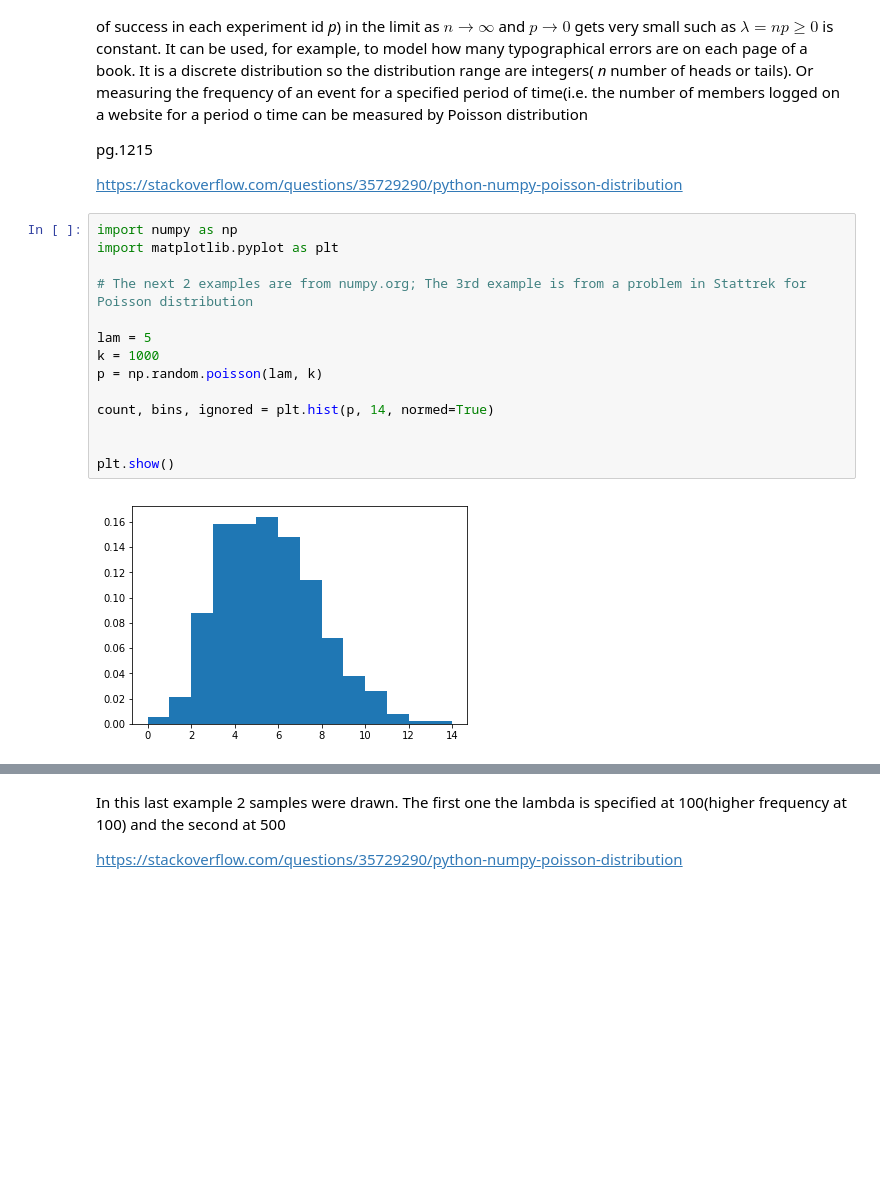
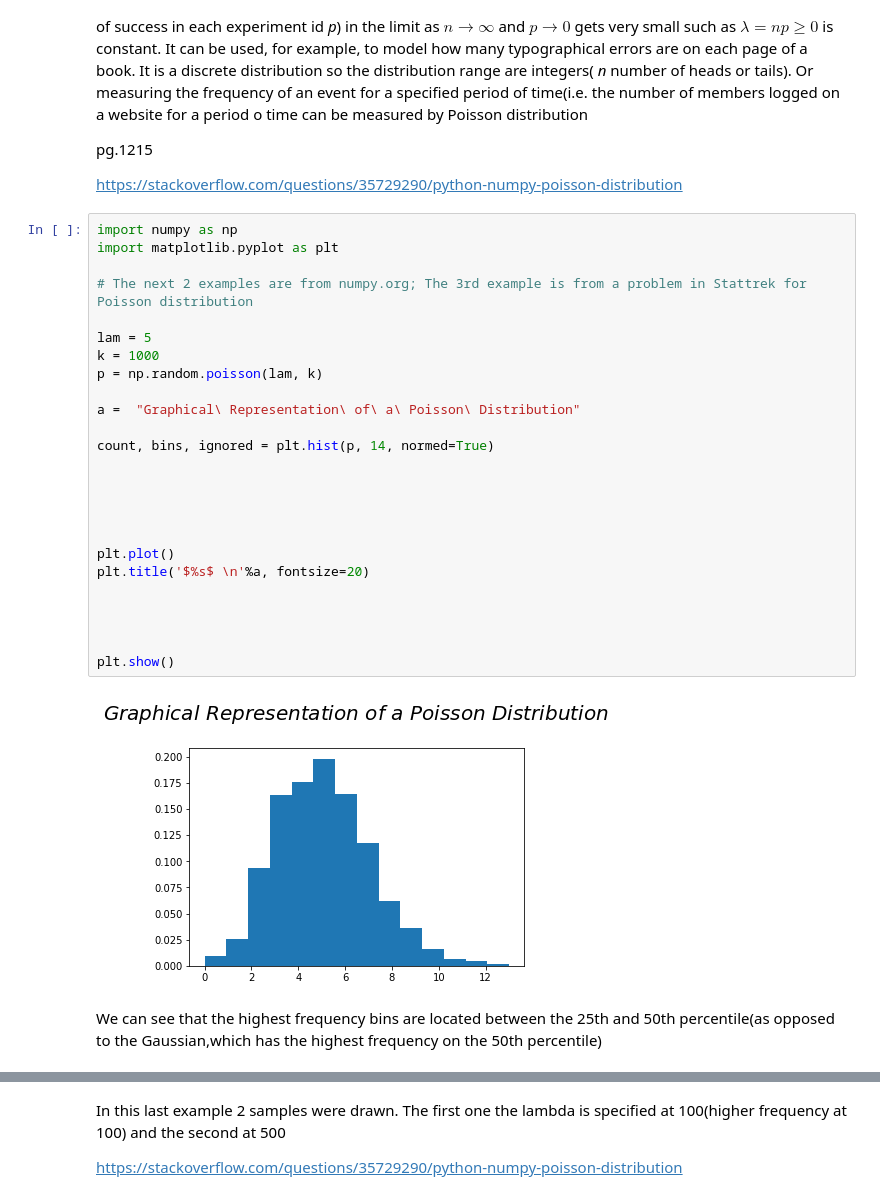
Before and after one commit to MarcoMen-Temp/Programming-Practice, a Jupyter notebook: NumpyAssignment.ipynb, the cells around one changed output, grey strips where cells are left out. Drawn from its saved outputs; the diff is of its cells as text; blank space fills up the shorter version.

```diff
--- a/NumpyAssignment.ipynb
+++ b/NumpyAssignment.ipynb
@@ -411,16 +503,29 @@ It can be used, for example, to model how many typographical errors are on each
 # %%
 import numpy as np
 import matplotlib.pyplot as plt
 
 # The next 2 examples are from numpy.org; The 3rd example is from a problem in Stattrek for Poisson distribution
 
 lam = 5
 k = 1000
 p = np.random.poisson(lam, k)
 
+a =  "Graphical\ Representation\ of\ a\ Poisson\ Distribution"
+
 count, bins, ignored = plt.hist(p, 14, normed=True)
 
 
+
+
+
+plt.plot()
+plt.title('$%s$ \n'%a, fontsize=20)
+
+
+
+
 plt.show()
 # %% [output]
-[figure, old version]
+[figure, new version]
+# %% [markdown]
+We can see that the highest frequency bins are located between the 25th and 50th percentile(as opposed to the Gaussian,which has the highest frequency on the 50th percentile)
```
Also changed, not shown: parts of 28 cells of this notebook.
